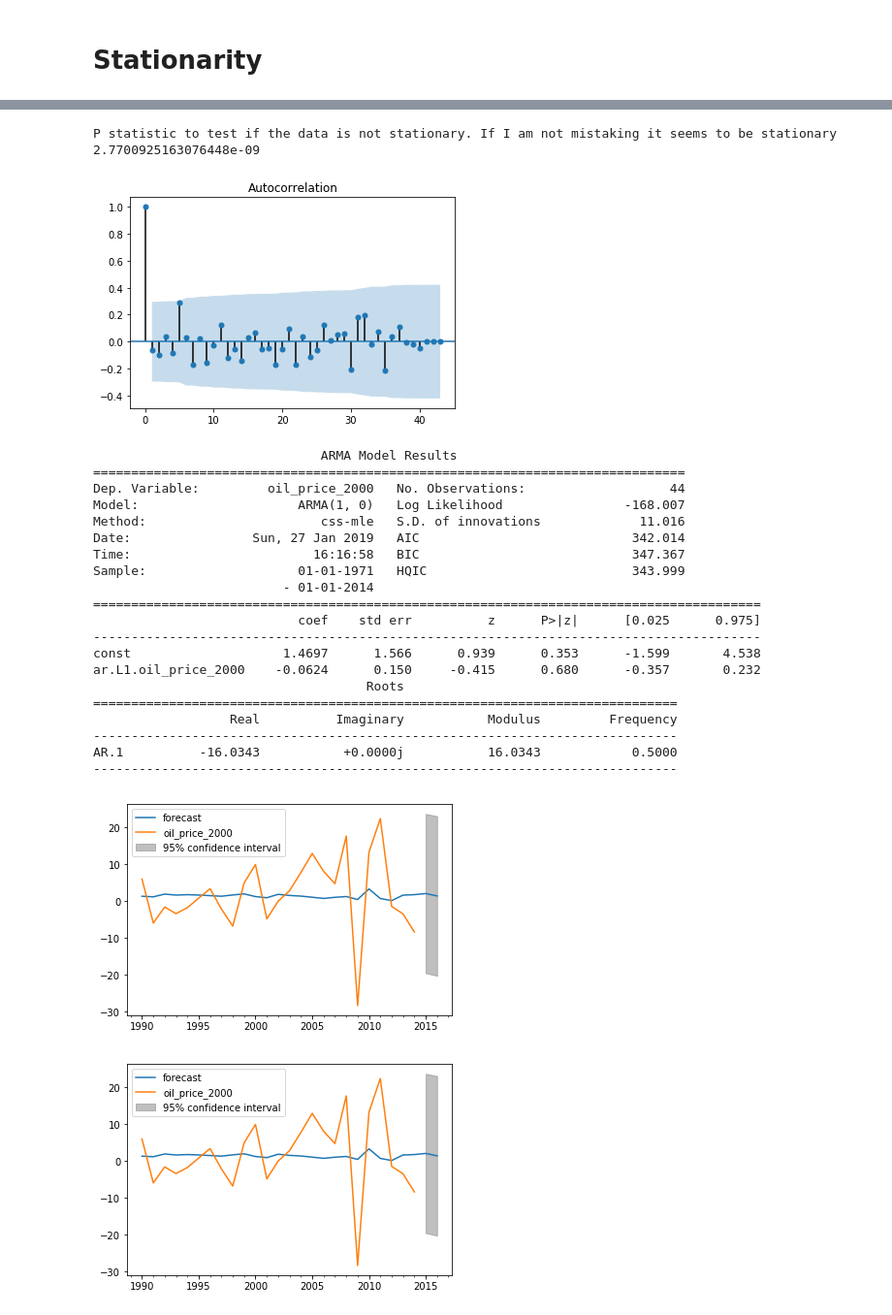
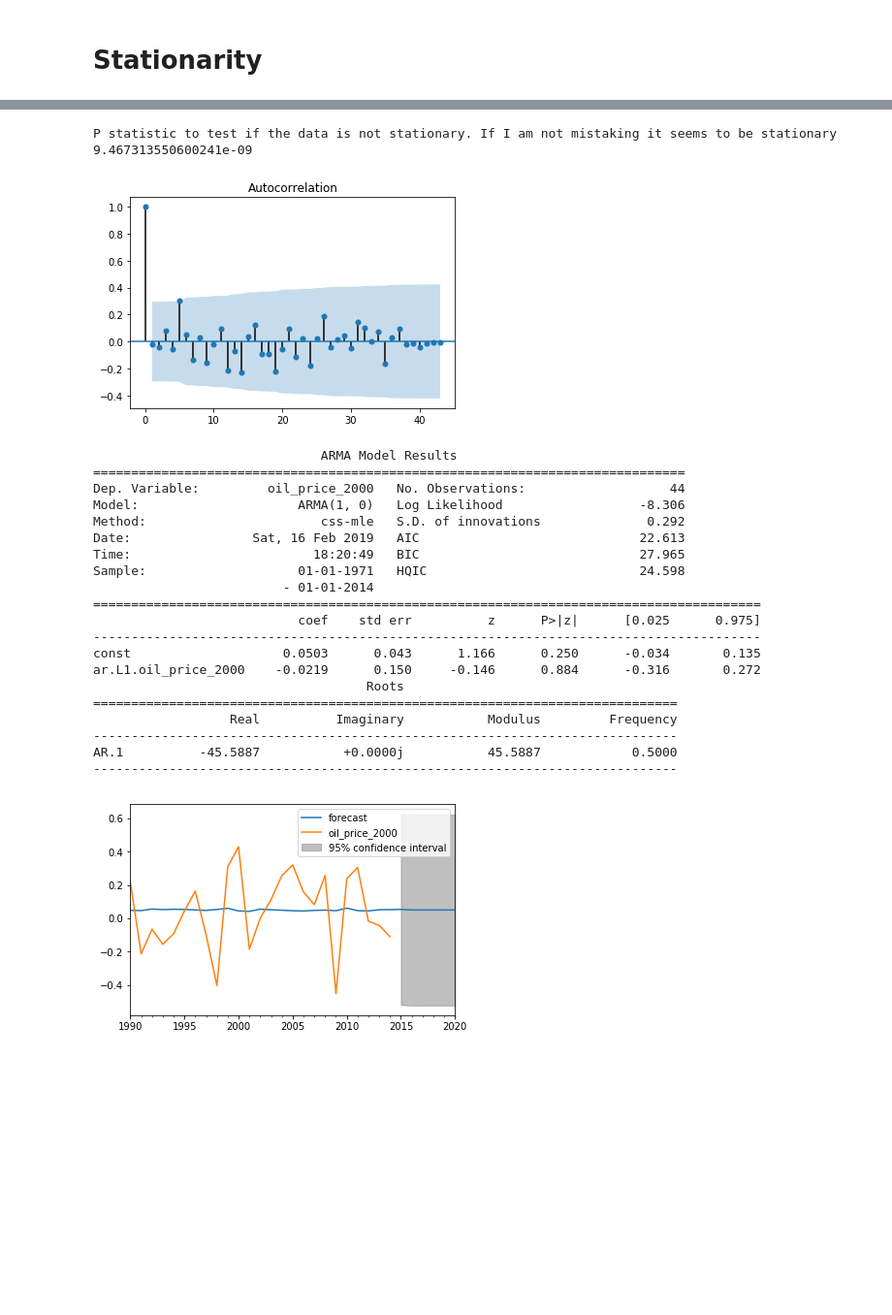
Before and after one commit to retroam/oil_forecast_project2, a Jupyter notebook: OILFORECaSTING.ipynb, the cells around one changed output, grey strips where cells are left out. Shown at 97% size. Saved outputs shown, nothing was run; the diff lists cells and outputs as text; code cells hidden in the pictures; blank space fills up the shorter version.

```diff
--- a/OILFORECaSTING.ipynb
+++ b/OILFORECaSTING.ipynb
@@ -86,6 +87,6 @@ plt.show()
 # %%
 #logging the data
-dfA = usoildf2.diff().dropna()
-dfA.plot()
+dfA = np.log(usoildf2).diff().dropna()
+plt.plot(dfA)
 plt.show()
 # %% [output]
@@ -94,12 +95,12 @@ plt.show()
 print('P statistic to test if the data is not stationary. If I am not mistaking it seems to be stationary',
       adfuller(dfA)[1])
 # %% [output]
-P statistic to test if the data is not stationary. If I am not mistaking it seems to be stationary 2.7700925163076448e-09
+P statistic to test if the data is not stationary. If I am not mistaking it seems to be stationary 9.467313550600241e-09
 # %%
 plot_acf(dfA)
 plt.show()
 # %% [output]
-[figure, old version]
+[figure, new version]
 # %%
 from statsmodels.tsa.arima_model import ARMA
 mod = ARMA(dfA,order=(1,0))
@@ -109,20 +110,20 @@ print(result.summary())
                               ARMA Model Results
 ==============================================================================
 Dep. Variable:         oil_price_2000   No. Observations:                   44
-Model:                     ARMA(1, 0)   Log Likelihood                -168.007
-Method:                       css-mle   S.D. of innovations             11.016
-Date:                Sun, 27 Jan 2019   AIC                            342.014
-Time:                        16:16:58   BIC                            347.367
-Sample:                    01-01-1971   HQIC                           343.999
+Model:                     ARMA(1, 0)   Log Likelihood                  -8.306
+Method:                       css-mle   S.D. of innovations              0.292
+Date:                Sat, 16 Feb 2019   AIC                             22.613
+Time:                        18:20:49   BIC                             27.965
+Sample:                    01-01-1971   HQIC                            24.598
                          - 01-01-2014
 ========================================================================================
                            coef    std err          z      P>|z|      [0.025      0.975]
 ----------------------------------------------------------------------------------------
-const                    1.4697      1.566      0.939      0.353      -1.599       4.538
-ar.L1.oil_price_2000    -0.0624      0.150     -0.415      0.680      -0.357       0.232
+const                    0.0503      0.043      1.166      0.250      -0.034       0.135
+ar.L1.oil_price_2000    -0.0219      0.150     -0.146      0.884      -0.316       0.272
                                     Roots
 =============================================================================
                   Real          Imaginary           Modulus         Frequency
 -----------------------------------------------------------------------------
-AR.1          -16.0343           +0.0000j           16.0343            0.5000
+AR.1          -45.5887           +0.0000j           45.5887            0.5000
 -----------------------------------------------------------------------------
@@ -131,5 +130,5 @@ ar = np.array([1,.02])
 # %%
-result.plot_predict(start='01-01-1990', end='01-01-2016')
+result.plot_predict(start='01-01-1990', end='01-01-2020')
+plt.show()
 # %% [output]
-[figure, old version]
+[figure, new version]
-[figure, removed]
```
Also changed, not shown: parts of 40 cells of this notebook.
